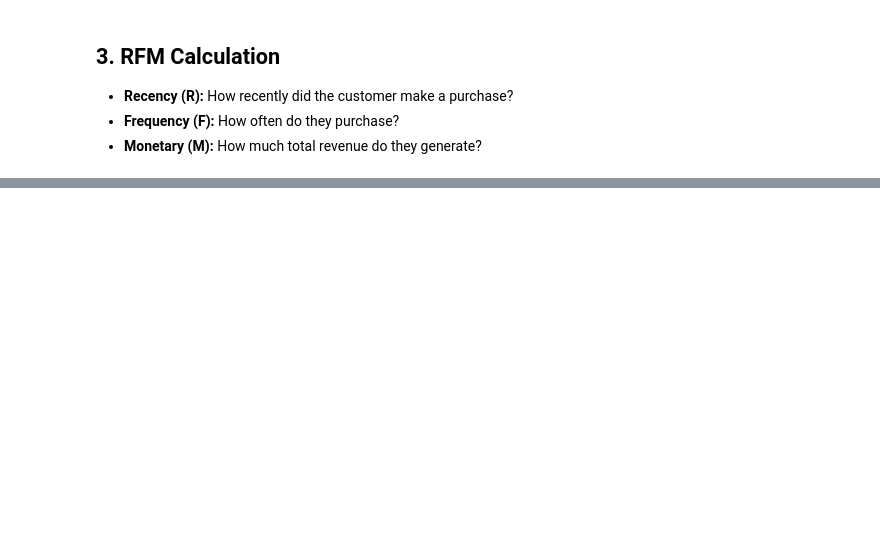
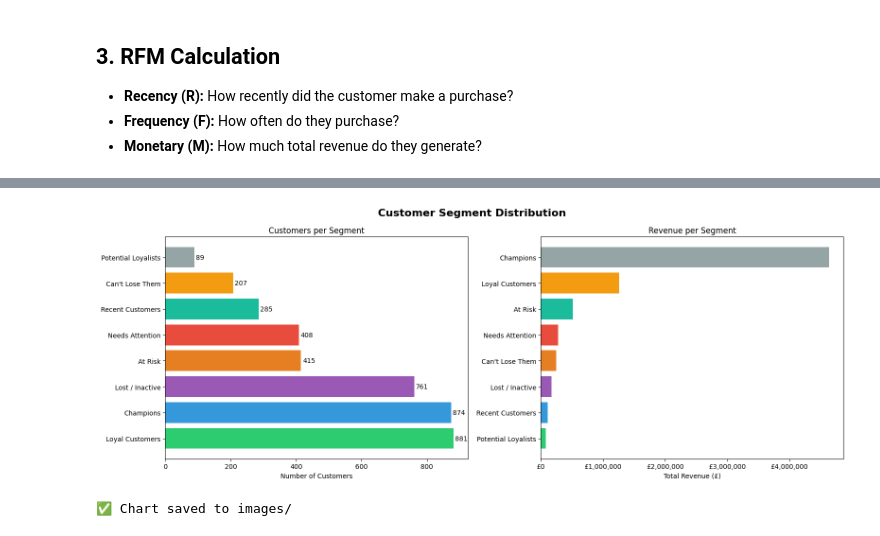
Before and after one commit to ismailmukmin/customer-segmentation-rfm, a Jupyter notebook: notebooks/rfm_analysis.ipynb, the cells around one changed output, grey strips where cells are left out. Saved outputs shown, nothing was run; the diff lists cells and outputs as text; code cells hidden in the pictures; blank space fills up the shorter version.

Commit message:
add segment distribution visualization

```diff
--- a/notebooks/rfm_analysis.ipynb
+++ b/notebooks/rfm_analysis.ipynb
@@ -159,0 +239,28 @@ print(segment_summary)
+# %%
+fig, axes = plt.subplots(1, 2, figsize=(16, 6))
+fig.suptitle('Customer Segment Distribution', fontsize=16, fontweight='bold')
+
+# Count plot
+seg_counts = rfm['Segment'].value_counts()
+colors = ['#2ecc71','#3498db','#9b59b6','#e67e22','#e74c3c','#1abc9c','#f39c12','#95a5a6']
+
+axes[0].barh(seg_counts.index, seg_counts.values, color=colors)
+axes[0].set_xlabel('Number of Customers')
+axes[0].set_title('Customers per Segment')
+for i, v in enumerate(seg_counts.values):
+    axes[0].text(v + 5, i, str(v), va='center')
+
+# Revenue plot
+seg_revenue = rfm.groupby('Segment')['Monetary'].sum().sort_values(ascending=True)
+axes[1].barh(seg_revenue.index, seg_revenue.values, color=colors)
+axes[1].set_xlabel('Total Revenue (£)')
+axes[1].set_title('Revenue per Segment')
+axes[1].xaxis.set_major_formatter(mticker.FuncFormatter(lambda x, _: f'£{x:,.0f}'))
+
+plt.tight_layout()
+plt.savefig('C:\\Project\\customer-segmentation-rfm\\images\\segment_distribution.png', dpi=150, bbox_inches='tight')
+plt.show()
+print("✅ Chart saved to images/")
+# %% [output]
+[figure, added]
+✅ Chart saved to images/
```
Also changed, not shown: parts of 7 cells of this notebook, 1 other file.
